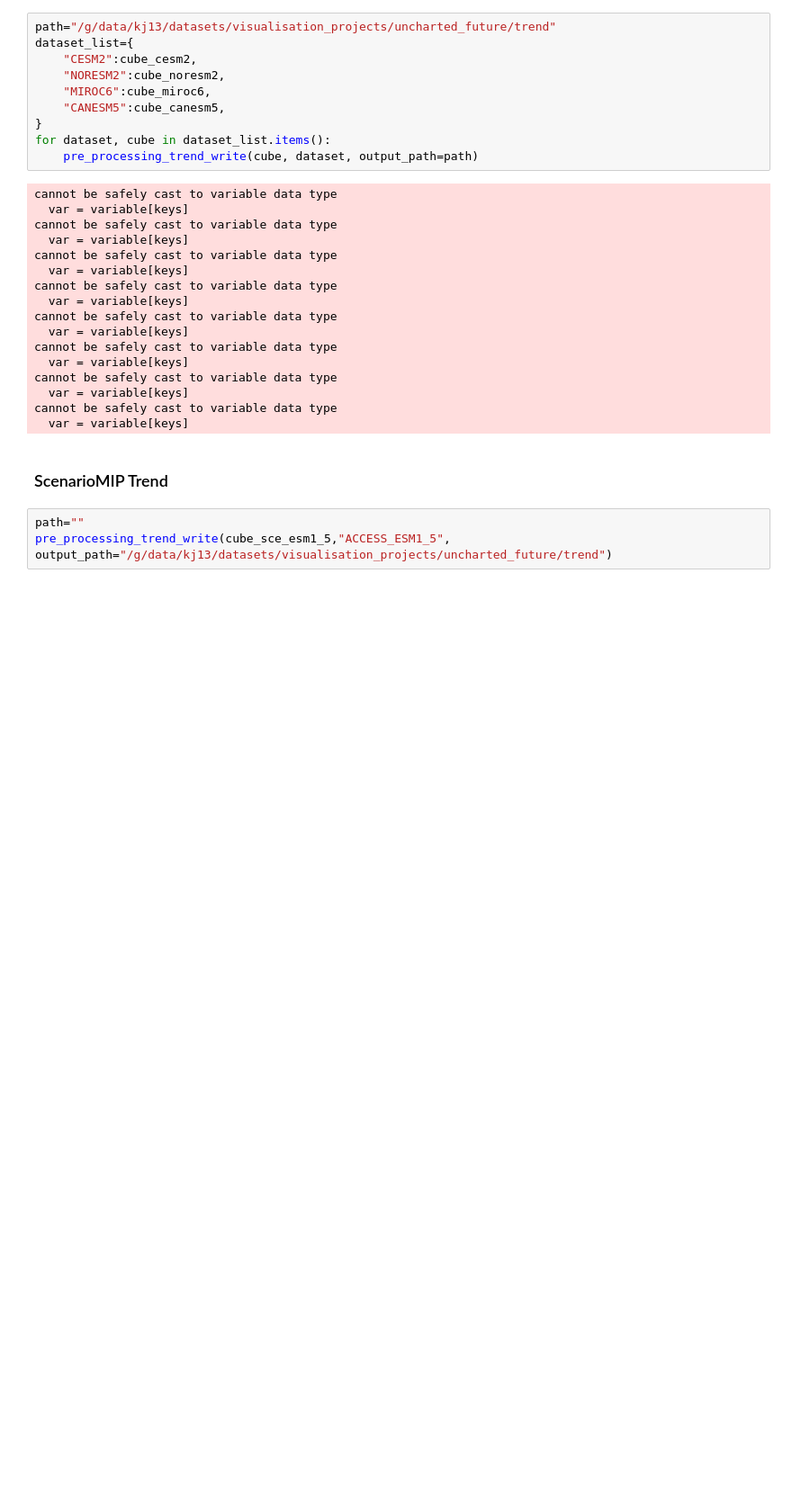
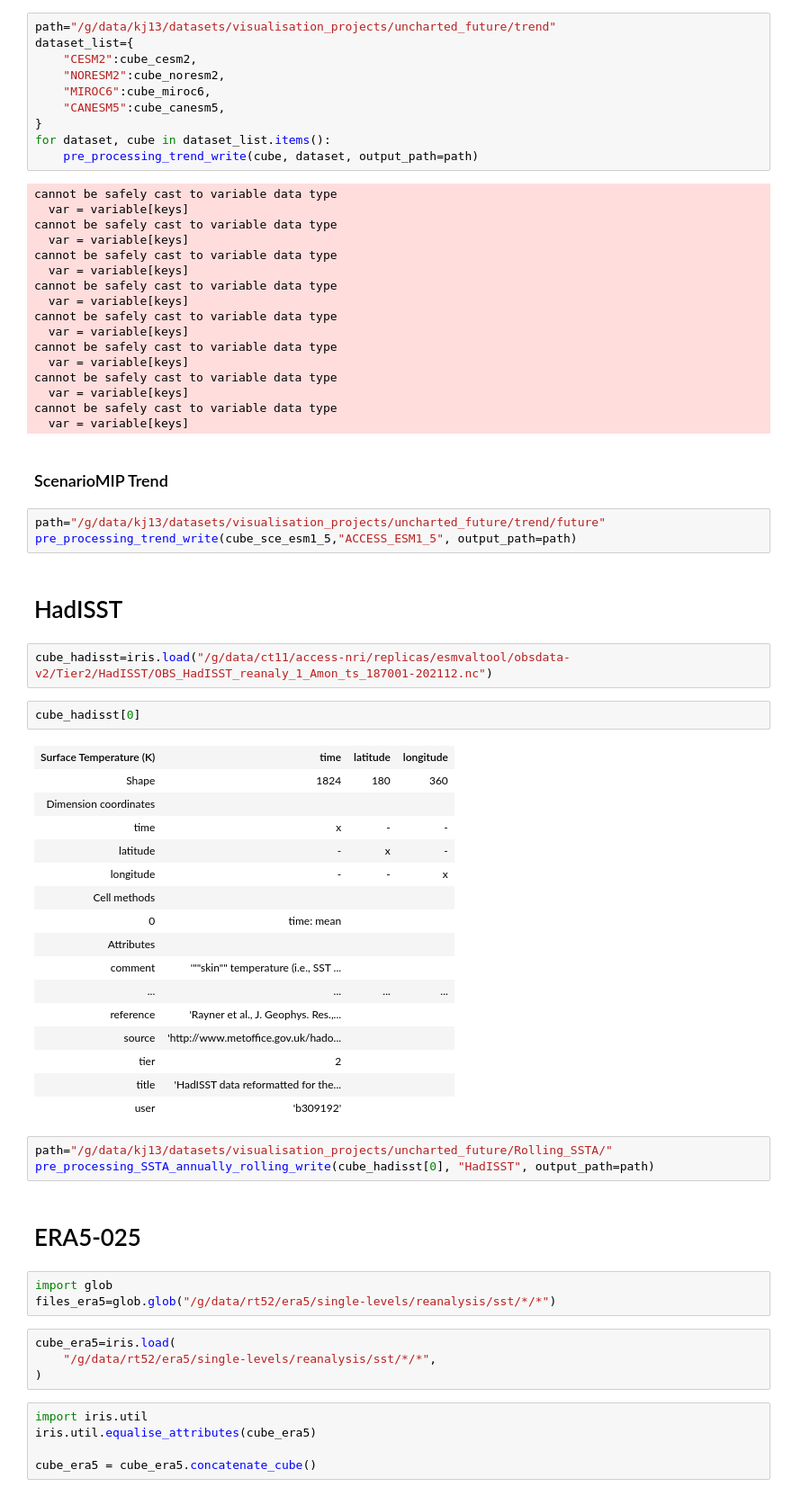
Before and after one commit to ACCESS-NRI/visualisations, a Jupyter notebook: data_pre_processing.ipynb, the cells around one changed output. Shown at 90% size. Cells and saved outputs as stored; diff of their text form; blank space fills up the shorter version.

Commit message:
add SSTA calculation for  HadISST and ERA5-025 in the notebook

```diff
--- a/data_pre_processing.ipynb
+++ b/data_pre_processing.ipynb
@@ -264,5 +264,45 @@ cannot be safely cast to variable data type
 # %% [markdown]
 ### ScenarioMIP Trend
 # %%
-path=""
-pre_processing_trend_write(cube_sce_esm1_5,"ACCESS_ESM1_5", output_path="/g/data/kj13/datasets/visualisation_projects/uncharted_future/trend")
+path="/g/data/kj13/datasets/visualisation_projects/uncharted_future/trend/future"
+pre_processing_trend_write(cube_sce_esm1_5,"ACCESS_ESM1_5", output_path=path)
+# %% [markdown]
+# HadISST
+# %%
+cube_hadisst=iris.load("/g/data/ct11/access-nri/replicas/esmvaltool/obsdata-v2/Tier2/HadISST/OBS_HadISST_reanaly_1_Amon_ts_187001-202112.nc")
+# %%
+cube_hadisst[0]
+# %% [output]
+| Surface Temperature (K) | time | latitude | longitude |
+| Shape | 1824 | 180 | 360 |
+| Dimension coordinates |  |  |  |
+| time | x | - | - |
+| latitude | - | x | - |
+| longitude | - | - | x |
+| Cell methods |  |  |  |
+| 0 | time: mean |  |  |
+| Attributes |  |  |  |
+| comment | '""skin"" temperature (i.e., SST ... |  |  |
+| ... | ... | ... | ... |
+| reference | 'Rayner et al., J. Geophys. Res.,... |  |  |
+| source | 'http://www.metoffice.gov.uk/hado... |  |  |
+| tier | 2 |  |  |
+| title | 'HadISST data reformatted for the... |  |  |
+| user | 'b309192' |  |  |
+# %%
+path="/g/data/kj13/datasets/visualisation_projects/uncharted_future/Rolling_SSTA/"
+pre_processing_SSTA_annually_rolling_write(cube_hadisst[0], "HadISST", output_path=path)
+# %% [markdown]
+# ERA5-025
+# %%
+import glob
+files_era5=glob.glob("/g/data/rt52/era5/single-levels/reanalysis/sst/*/*")
+# %%
+cube_era5=iris.load(
+    "/g/data/rt52/era5/single-levels/reanalysis/sst/*/*",
+)
+# %%
+import iris.util
+iris.util.equalise_attributes(cube_era5)
+
+cube_era5 = cube_era5.concatenate_cube()
```
Also changed, not shown: parts of 3 cells of this notebook.
